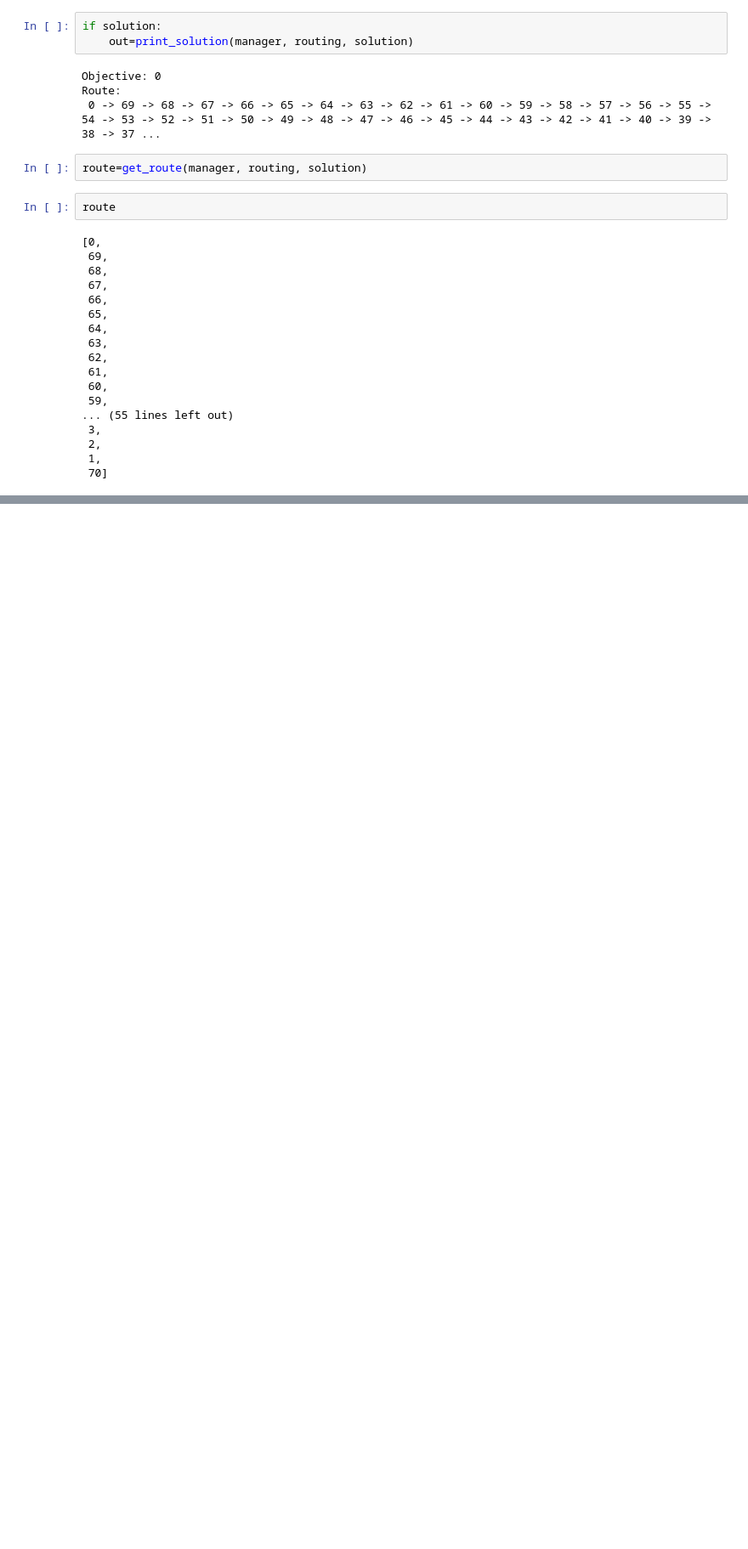
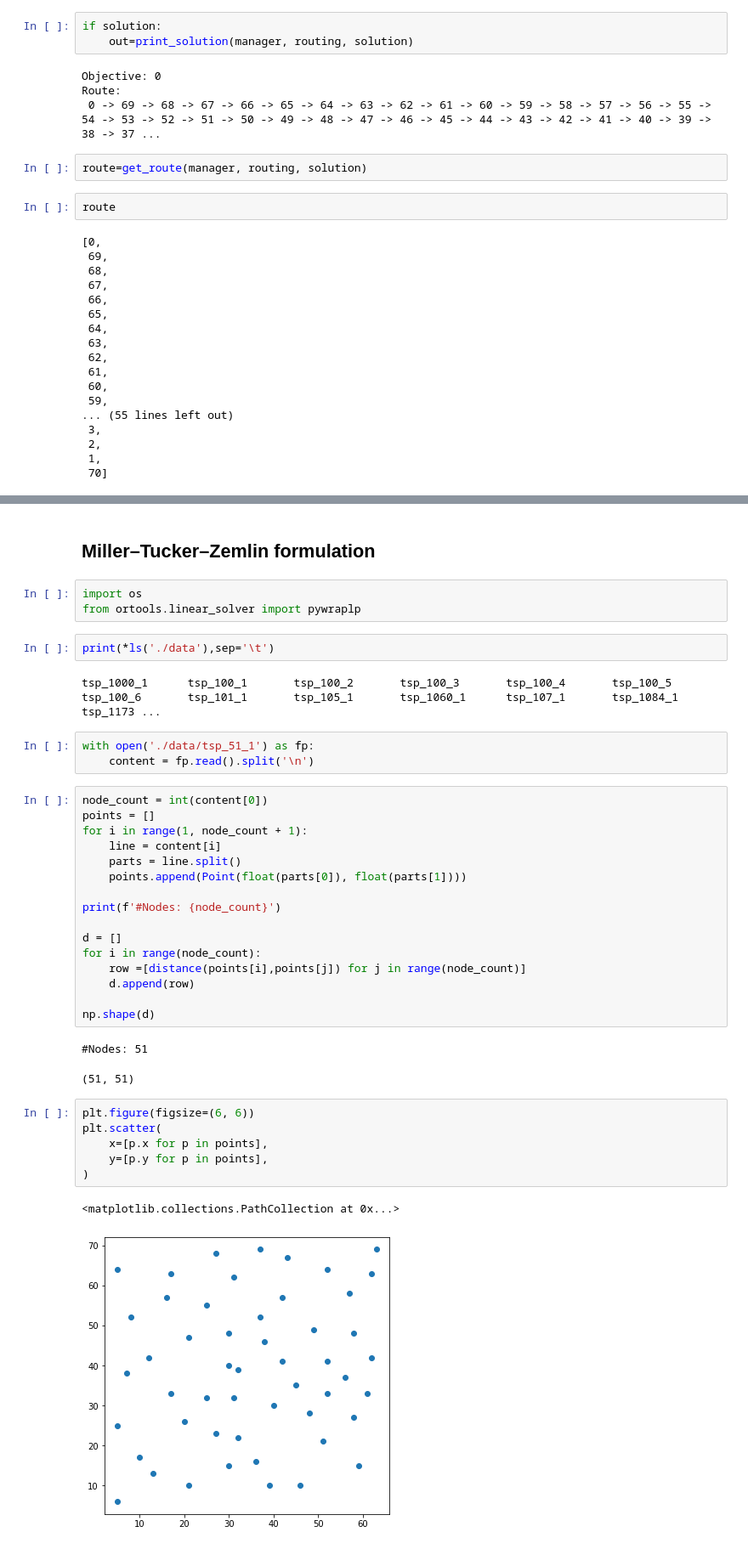
Before and after one commit to pooyad359/discrete-optim, a Jupyter notebook: 4 tsp/TSP.ipynb, the cells around one changed output, grey strips where cells are left out. Shown: that part at 85% size. Drawn from its saved outputs; the diff is of its cells as text; blank space fills up the shorter version.

```diff
--- a/4 tsp/TSP.ipynb
+++ b/4 tsp/TSP.ipynb
@@ -495,0 +501,40 @@ route[-1]=0
+# %% [markdown]
+## Miller–Tucker–Zemlin formulation
+# %%
+import os
+from ortools.linear_solver import pywraplp
+# %%
+print(*ls('./data'),sep='\t')
+# %% [output]
+tsp_1000_1      tsp_100_1       tsp_100_2       tsp_100_3       tsp_100_4       tsp_100_5       tsp_100_6       tsp_101_1       tsp_105_1       tsp_1060_1      tsp_107_1       tsp_1084_1      tsp_1173 ...
+# %%
+with open('./data/tsp_51_1') as fp:
+    content = fp.read().split('\n')
+# %%
+node_count = int(content[0])
+points = []
+for i in range(1, node_count + 1):
+    line = content[i]
+    parts = line.split()
+    points.append(Point(float(parts[0]), float(parts[1])))
+
+print(f'#Nodes: {node_count}')
+
+d = []
+for i in range(node_count):
+    row =[distance(points[i],points[j]) for j in range(node_count)]
+    d.append(row)
+
+np.shape(d)
+# %% [output]
+#Nodes: 51
+(51, 51)
+# %%
+plt.figure(figsize=(6, 6))
+plt.scatter(
+    x=[p.x for p in points],
+    y=[p.y for p in points],
+)
+# %% [output]
+<matplotlib.collections.PathCollection at 0x...>
+[figure, added]
```
Also changed, not shown: parts of 30 cells of this notebook, 2 other files.
